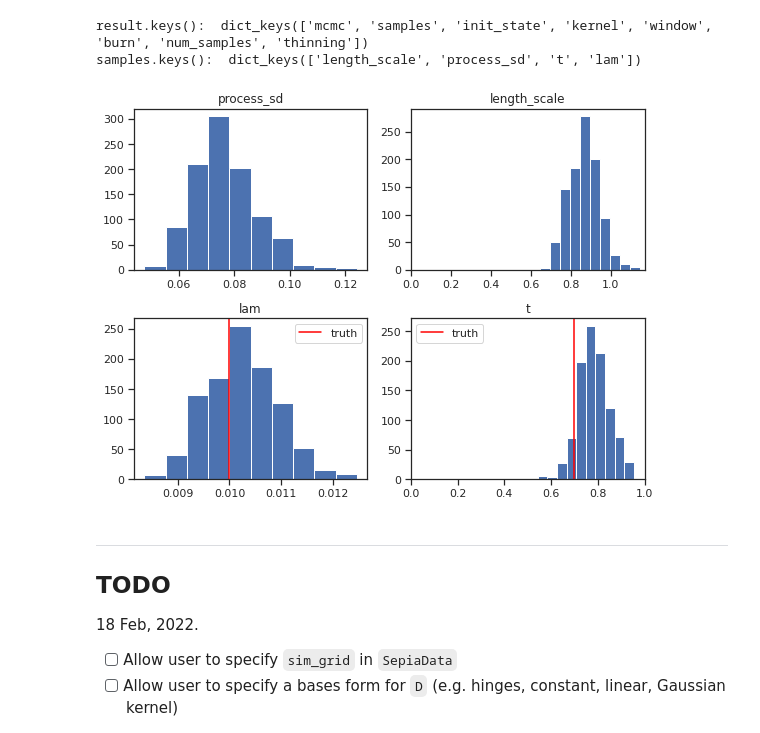
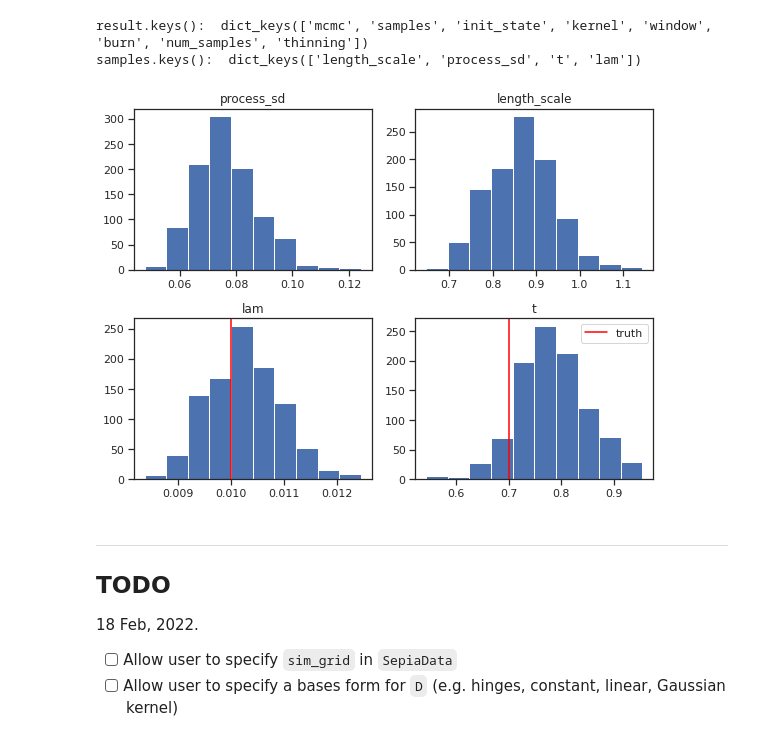
Before and after one commit to lanl/SEPIA, a Jupyter notebook: examples/emu-free-demo.ipynb, the cells around one changed output. Saved outputs shown, nothing was run; the diff lists cells and outputs as text; code cells hidden in the pictures.

```diff
--- a/examples/emu-free-demo.ipynb
+++ b/examples/emu-free-demo.ipynb
@@ -165,35 +165,35 @@ samples.keys():  dict_keys(['length_scale', 'process_sd', 't', 'lam'])
 # %%
 def plot_parameter_posterior(samples):
     plt.figure(figsize=(8, 6))
 
     plt.subplot(2, 2, 1)
     plt.hist(samples["process_sd"])
     plt.title("process_sd")
 
     plt.subplot(2, 2, 2)
     plt.hist(samples['length_scale'])
     plt.title("length_scale")
-    plt.xlim(0)
+    # plt.xlim(0)
 
     plt.subplot(2, 2, 3)
     plt.hist(samples['lam'])
     plt.title("lam")
     plt.axvline(lam_true, color="red", label="truth")
-    plt.legend()
+    # plt.legend()
 
     plt.subplot(2, 2, 4)
     plt.hist(samples["t"].flatten())
     plt.title("t")
-    plt.xlim(0, 1)
+    # plt.xlim(0, 1)
     plt.axvline(theta, color="red", label="truth")
     plt.legend()
 
 plot_parameter_posterior(samples)
 plt.tight_layout()
 plt.savefig("img/radial-basis-posteriors.pdf")
 plt.show()
 # %% [output]
-[figure, old version]
+[figure, new version]
 # %% [markdown]
 ***
 
```
Also changed, not shown: parts of 15 cells of this notebook, 2 other files.
